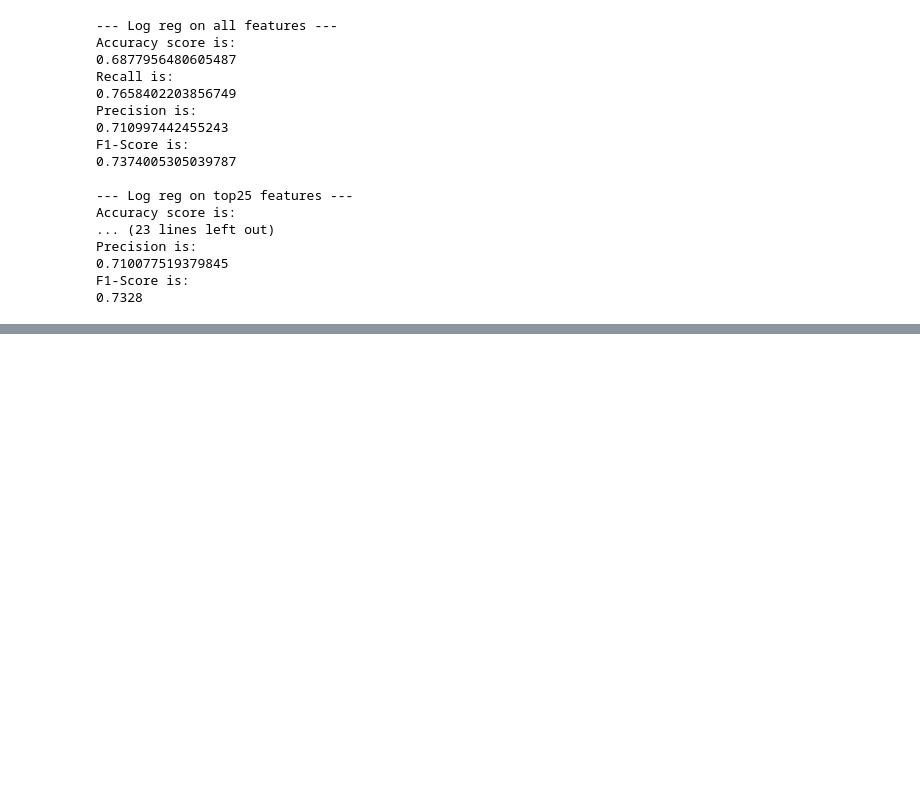
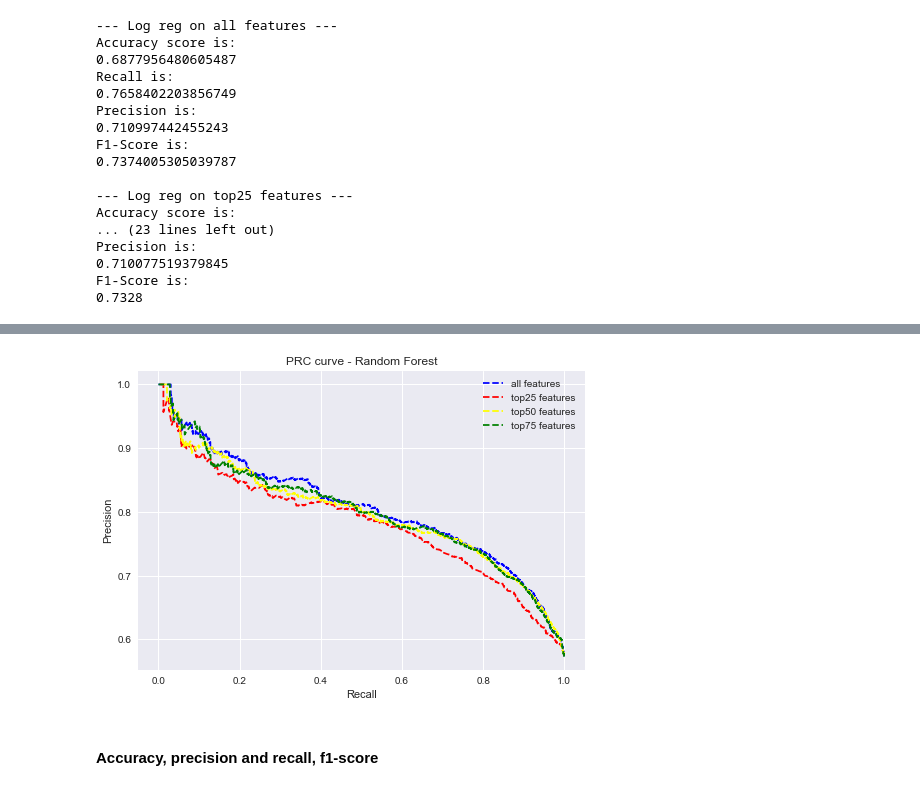
Before and after one commit to Lumi1070/ML-Projektarbeit, a Jupyter notebook: coupon-reco2.ipynb, the cells around one changed output, grey strips where cells are left out. Drawn from its saved outputs; the diff is of its cells as text; code cells hidden in the pictures; blank space fills up the shorter version.

```diff
--- a/coupon-reco2.ipynb
+++ b/coupon-reco2.ipynb
@@ -643,0 +697,20 @@ F1-Score is:
+# %%
+precision_rf_all, recall_rf_all, thresholds_rf_all = precision_recall_curve(y_test, pred_prob_rf_all[:,1])
+auc_prc_rf_all = auc(recall_rf_all, precision_rf_all)
+print('RF  all features')
+print('AUC-PRC score: ' + str(auc_prc_rf_all) + '\n')
+
+precision_rf_top25, recall_rf_top25, thresholds_rf_top25 = precision_recall_curve(y_test, pred_prob_rf_top25[:,1])
+auc_prc_rf_top25 = auc(recall_rf_top25, precision_rf_top25)
+print('RF  top25 features')
+print('AUC-PRC score: ' + str(auc_prc_rf_top25) + '\n')
+
+precision_rf_top50, recall_rf_top50, thresholds_rf_top50 = precision_recall_curve(y_test, pred_prob_rf_top50[:,1])
+auc_prc_rf_top50 = auc(recall_rf_top50, precision_rf_top50)
+print('RF  top50 features')
+print('AUC-PRC score: ' + str(auc_prc_rf_top50) + '\n')
+
+precision_rf_top75, recall_rf_top75, thresholds_rf_top75 = precision_recall_curve(y_test, pred_prob_rf_top75[:,1])
+auc_prc_rf_top75 = auc(recall_rf_top75, precision_rf_top75)
+print('RF  top75 features')
+print('AUC-PRC score: ' + str(auc_prc_rf_top75) + '\n')
@@ -643,0 +729,16 @@ F1-Score is:
+# %%
+plt.style.use('seaborn')
+plt.plot(recall_rf_all, precision_rf_all, linestyle='--', color='blue', label='all features')
+plt.plot(recall_rf_top25, precision_rf_top25, linestyle='--', color='red', label='top25 features')
+plt.plot(recall_rf_top50, precision_rf_top50, linestyle='--', color='yellow', label='top50 features')
+plt.plot(recall_rf_top75, precision_rf_top75, linestyle='--', color='green', label='top75 features')
+plt.title('PRC curve - Random Forest')
+plt.xlabel('Recall')
+plt.ylabel('Precision')
+plt.legend(loc='best')
+plt.savefig('PRC RF', dpi=300)
+plt.show()
+# %% [output]
+[figure, added]
+# %% [markdown]
+#### Accuracy, precision and recall, f1-score
```
Also changed, not shown: parts of 19 cells of this notebook, 4 other files.
